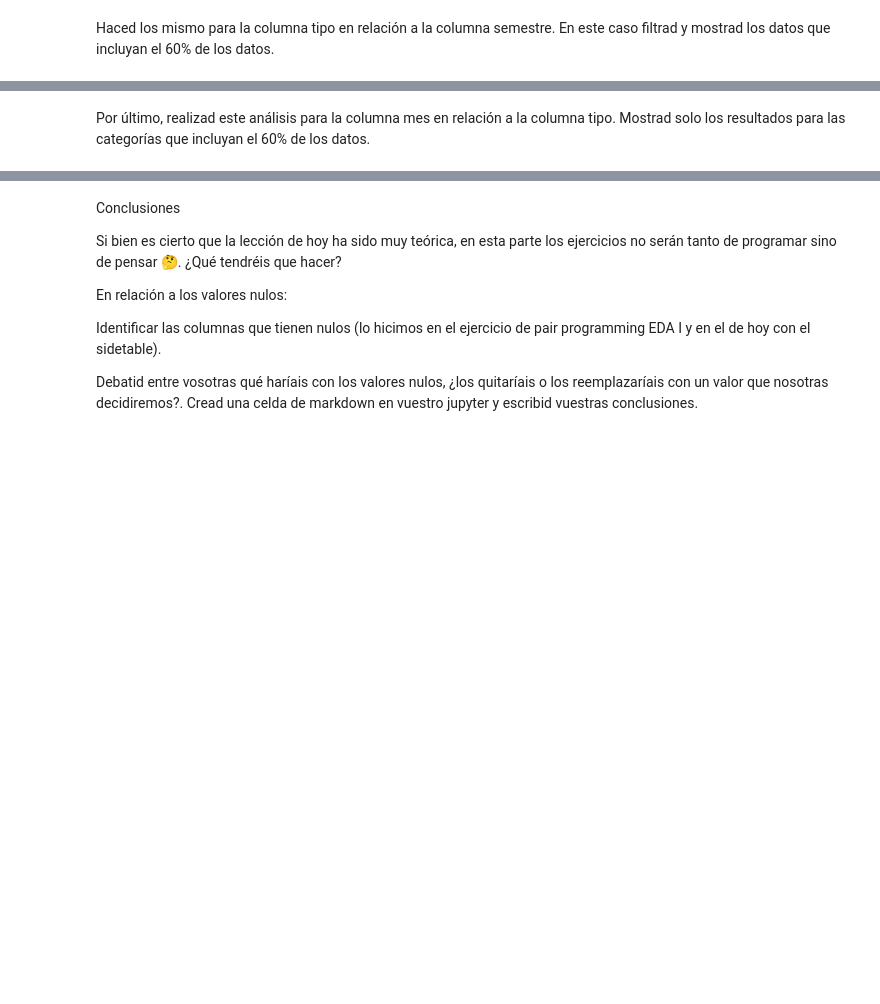
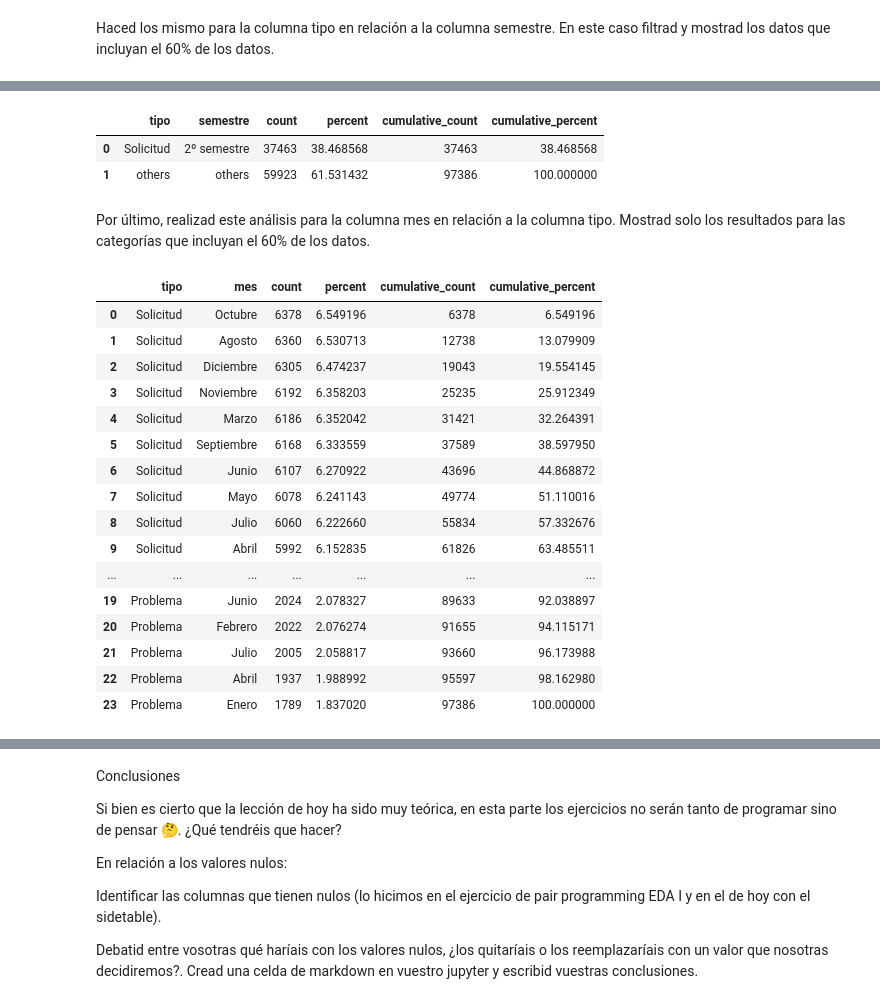
Before and after one commit to Adalab/promo_d_da_modulo2_sprint2_Cristina-Paloma, a Jupyter notebook: EDA/EDA-2.ipynb, the cells around one changed output, grey strips where cells are left out. Drawn from its saved outputs; the diff is of its cells as text; code cells hidden in the pictures; blank space fills up the shorter version.

```diff
--- a/EDA/EDA-2.ipynb
+++ b/EDA/EDA-2.ipynb
@@ -44,2 +110,28 @@ Haced los mismo para la columna tipo en relación a la columna semestre. En este
+# %%
+df.stb.freq(["tipo", "semestre"], thresh=60)
+# %% [output]
+|  | tipo | semestre | count | percent | cumulative_count | cumulative_percent |
+| 0 | Solicitud | 2º semestre | 37463 | 38.468568 | 37463 | 38.468568 |
+| 1 | others | others | 59923 | 61.531432 | 97386 | 100.000000 |
 # %% [markdown]
 Por último, realizad este análisis para la columna mes en relación a la columna tipo. Mostrad solo los resultados para las categorías que incluyan el 60% de los datos.
+# %%
+df.stb.freq(["tipo", "mes"])
+# %% [output]
+|  | tipo | mes | count | percent | cumulative_count | cumulative_percent |
+| 0 | Solicitud | Octubre | 6378 | 6.549196 | 6378 | 6.549196 |
+| 1 | Solicitud | Agosto | 6360 | 6.530713 | 12738 | 13.079909 |
+| 2 | Solicitud | Diciembre | 6305 | 6.474237 | 19043 | 19.554145 |
+| 3 | Solicitud | Noviembre | 6192 | 6.358203 | 25235 | 25.912349 |
+| 4 | Solicitud | Marzo | 6186 | 6.352042 | 31421 | 32.264391 |
+| 5 | Solicitud | Septiembre | 6168 | 6.333559 | 37589 | 38.597950 |
+| 6 | Solicitud | Junio | 6107 | 6.270922 | 43696 | 44.868872 |
+| 7 | Solicitud | Mayo | 6078 | 6.241143 | 49774 | 51.110016 |
+| 8 | Solicitud | Julio | 6060 | 6.222660 | 55834 | 57.332676 |
+| 9 | Solicitud | Abril | 5992 | 6.152835 | 61826 | 63.485511 |
+| ... | ... | ... | ... | ... | ... | ... |
+| 19 | Problema | Junio | 2024 | 2.078327 | 89633 | 92.038897 |
+| 20 | Problema | Febrero | 2022 | 2.076274 | 91655 | 94.115171 |
+| 21 | Problema | Julio | 2005 | 2.058817 | 93660 | 96.173988 |
+| 22 | Problema | Abril | 1937 | 1.988992 | 95597 | 98.162980 |
+| 23 | Problema | Enero | 1789 | 1.837020 | 97386 | 100.000000 |
```
Also changed, not shown: parts of 15 cells of this notebook.
